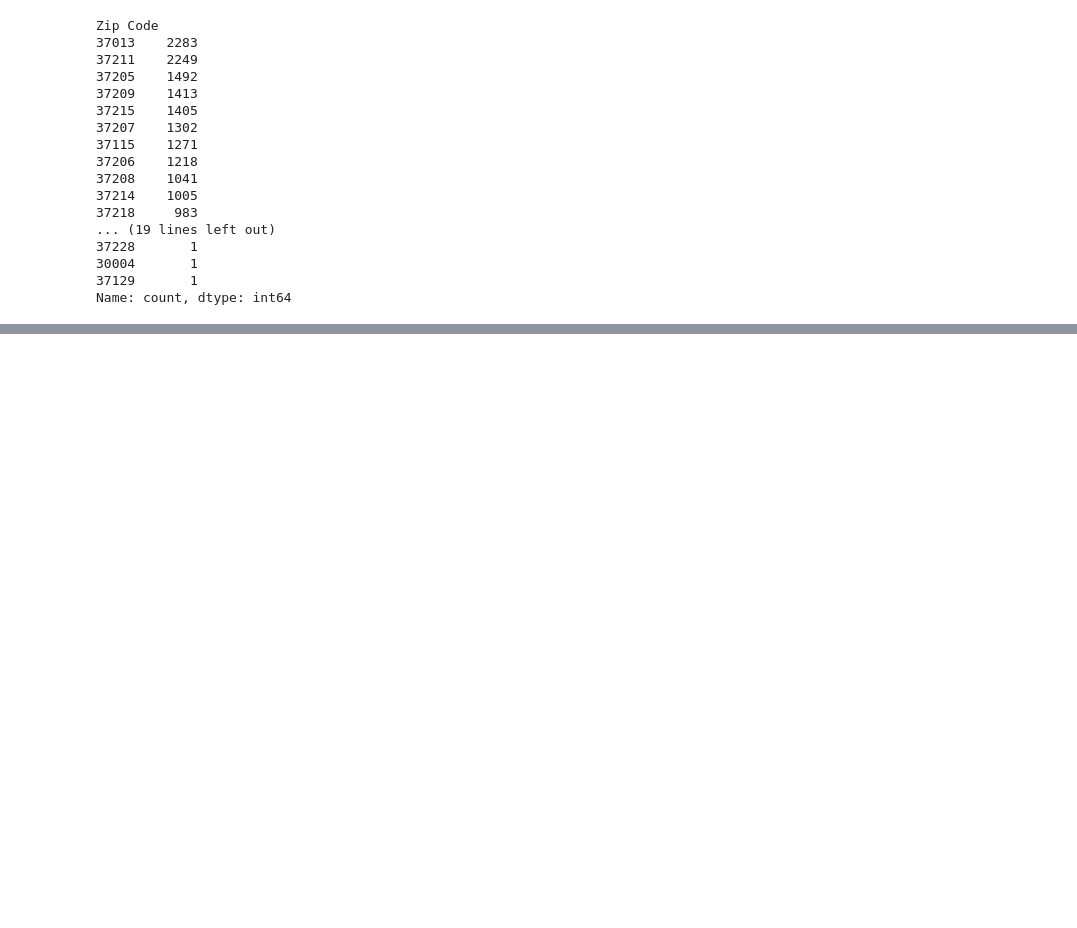
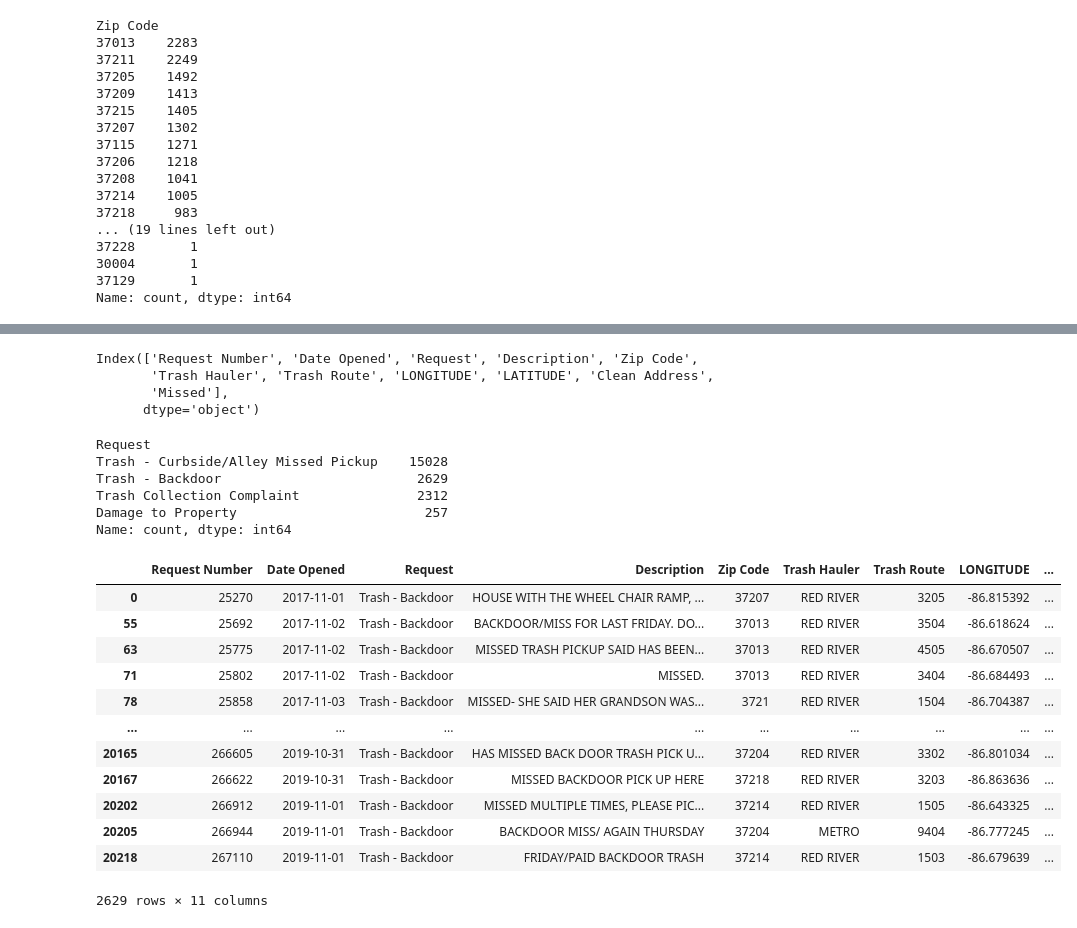
Before and after one commit to NSS-Full-Time-Data-Analytics-12/trash-haulers-wushock, a Jupyter notebook: trash_haulers_eda.ipynb, the cells around one changed output, grey strips where cells are left out. Saved outputs shown, nothing was run; the diff lists cells and outputs as text; code cells hidden in the pictures; blank space fills up the shorter version.

Commit message:
Mostly Cleaned

```diff
--- a/trash_haulers_eda.ipynb
+++ b/trash_haulers_eda.ipynb
@@ -442,11 +433,3 @@ cleantrash.head(3)
 | 0 | 25270 | 2017-11-01 | Trash - Backdoor | HOUSE WITH THE WHEEL CHAIR RAMP, ... | 37207 | RED RIVER | 3205 | -86.815392 | ... |
 | 1 | 25274 | 2017-11-01 | Trash - Curbside/Alley Missed Pickup | CURB/TRASH MISS TUESDAY. | 37218 | RED RIVER | 4202 | -86.838103 | ... |
 | 2 | 25276 | 2017-11-01 | Trash - Curbside/Alley Missed Pickup | CURB/TRASH MISS TUESDAY. | 37209 | RED RIVER | 4205 | -86.885562 | ... |
-# %%
-for index, row in cleantrash.iterrows():
-    if row.Request == 'Trash Collection Complaint':
-        if index % 1000 == 0:
-            print('Identified general complaint')
-        if re.match(r'MISS', row.Description):
-            row.Request = row.Request.replace('Trash Collection Complaint', 'Trash - Curbside/Alley Missed Pickup')
-            print('replaced request type')
@@ -479,0 +478,42 @@ Name: count, dtype: int64
+# %%
+cleantrash['Missed'] = False
+# %%
+cleantrash.columns
+# %% [output]
+Index(['Request Number', 'Date Opened', 'Request', 'Description', 'Zip Code',
+       'Trash Hauler', 'Trash Route', 'LONGITUDE', 'LATITUDE', 'Clean Address',
+       'Missed'],
+      dtype='object')
+# %%
+cleantrash.Request.value_counts()
+# %% [output]
+Request
+Trash - Curbside/Alley Missed Pickup    15028
+Trash - Backdoor                         2629
+Trash Collection Complaint               2312
+Damage to Property                        257
+Name: count, dtype: int64
+# %%
+cleantrash.Description = cleantrash.Description.fillna('NULL')
+# %%
+for index, fields in cleantrash.iterrows():
+    if fields.Request == 'Trash - Curbside/Alley Missed Pickup':
+        cleantrash.loc[index, 'Missed'] = True
+    elif re.match(r'.*MISS.*', fields.Description):
+        cleantrash.loc[index, 'Missed'] = True
+# %%
+cleantrash.loc[cleantrash.Request == 'Trash - Backdoor']
+# %% [output]
+|  | Request Number | Date Opened | Request | Description | Zip Code | Trash Hauler | Trash Route | LONGITUDE | ... |
+| 0 | 25270 | 2017-11-01 | Trash - Backdoor | HOUSE WITH THE WHEEL CHAIR RAMP, ... | 37207 | RED RIVER | 3205 | -86.815392 | ... |
+| 55 | 25692 | 2017-11-02 | Trash - Backdoor | BACKDOOR/MISS FOR LAST FRIDAY. DO... | 37013 | RED RIVER | 3504 | -86.618624 | ... |
+| 63 | 25775 | 2017-11-02 | Trash - Backdoor | MISSED TRASH PICKUP SAID HAS BEEN... | 37013 | RED RIVER | 4505 | -86.670507 | ... |
+| 71 | 25802 | 2017-11-02 | Trash - Backdoor | MISSED. | 37013 | RED RIVER | 3404 | -86.684493 | ... |
+| 78 | 25858 | 2017-11-03 | Trash - Backdoor | MISSED- SHE SAID HER GRANDSON WAS... | 3721 | RED RIVER | 1504 | -86.704387 | ... |
+| ... | ... | ... | ... | ... | ... | ... | ... | ... | ... |
+| 20165 | 266605 | 2019-10-31 | Trash - Backdoor | HAS MISSED BACK DOOR TRASH PICK U... | 37204 | RED RIVER | 3302 | -86.801034 | ... |
+| 20167 | 266622 | 2019-10-31 | Trash - Backdoor | MISSED BACKDOOR PICK UP HERE | 37218 | RED RIVER | 3203 | -86.863636 | ... |
+| 20202 | 266912 | 2019-11-01 | Trash - Backdoor | MISSED MULTIPLE TIMES, PLEASE PIC... | 37214 | RED RIVER | 1505 | -86.643325 | ... |
+| 20205 | 266944 | 2019-11-01 | Trash - Backdoor | BACKDOOR MISS/ AGAIN THURSDAY | 37204 | METRO | 9404 | -86.777245 | ... |
+| 20218 | 267110 | 2019-11-01 | Trash - Backdoor | FRIDAY/PAID BACKDOOR TRASH | 37214 | RED RIVER | 1503 | -86.679639 | ... |
+2629 rows × 11 columns
```
Also changed, not shown: parts of 14 cells of this notebook.
